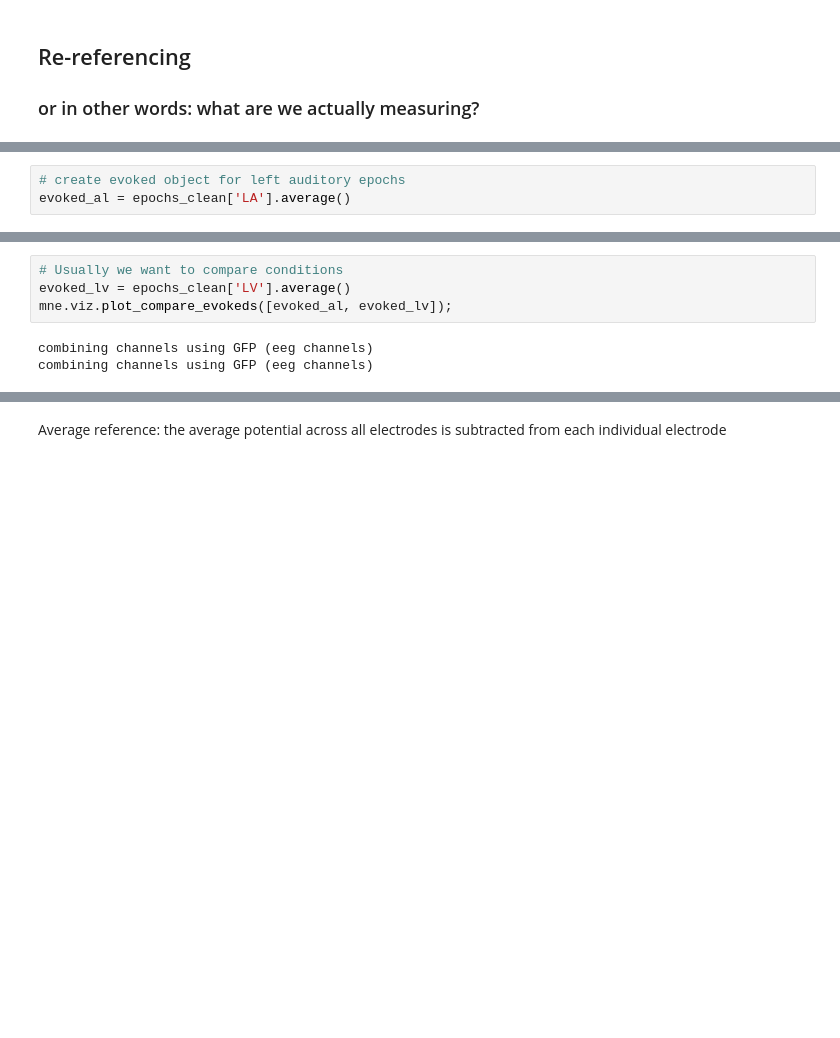
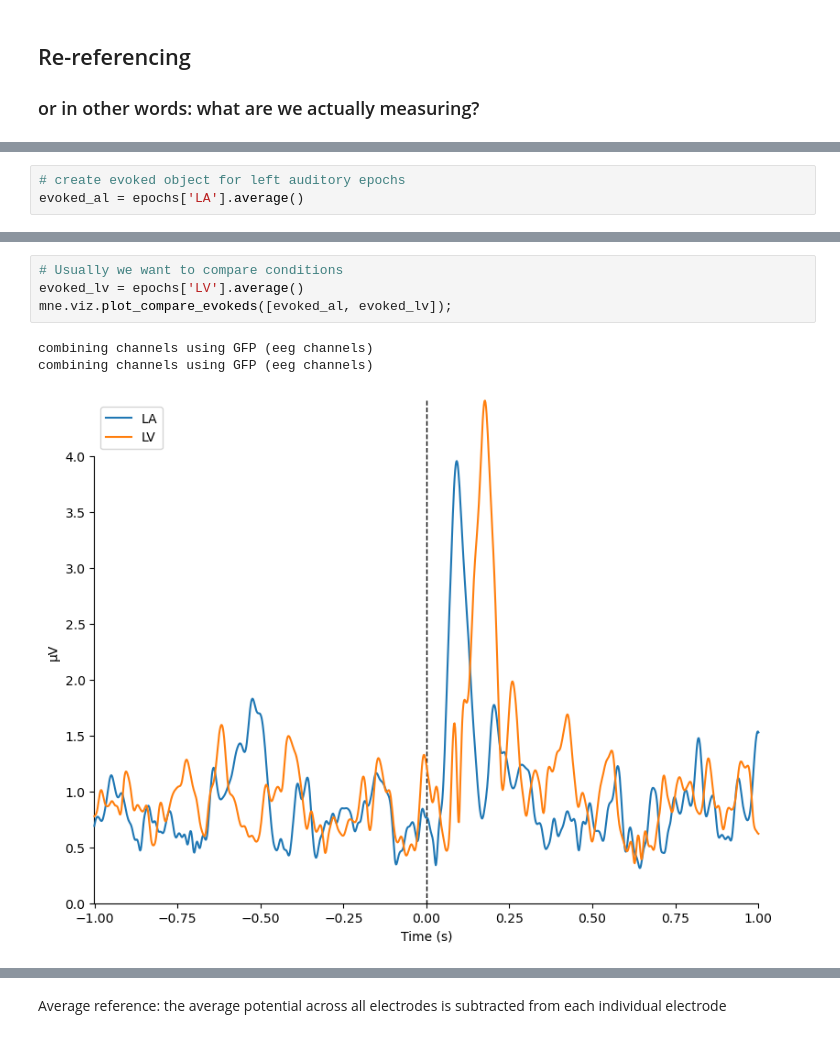
Before and after one commit to CarinaFo/MNE_workshop_liverpool_2024, a Jupyter notebook: notebooks/2_epochs_evokeds_ERP_solutions.ipynb, the cells around one changed output, grey strips where cells are left out. Saved outputs shown, nothing was run; the diff lists cells and outputs as text; blank space fills up the shorter version.

```diff
--- a/notebooks/2_epochs_evokeds_ERP_solutions.ipynb
+++ b/notebooks/2_epochs_evokeds_ERP_solutions.ipynb
@@ -287,7 +336,7 @@ when do I have to choose the reference electrode?
 </div>
 # %%
 # create evoked object for left auditory epochs
-evoked_al = epochs_clean['LA'].average()
+evoked_al = epochs['LA'].average()
 # %%
 # always check the signal
 evoked_al.plot();
@@ -297,8 +348,9 @@ No projector specified for this dataset. Please consider the method self.add_pro
 # %%
 # Usually we want to compare conditions
-evoked_lv = epochs_clean['LV'].average()
+evoked_lv = epochs['LV'].average()
 mne.viz.plot_compare_evokeds([evoked_al, evoked_lv]);
 # %% [output]
 combining channels using GFP (eeg channels)
 combining channels using GFP (eeg channels)
+[figure, added]
 # %%
```
Also changed, not shown: parts of 35 cells of this notebook.
